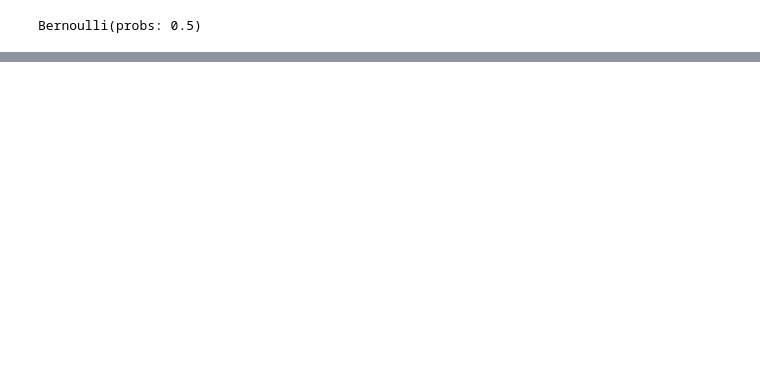
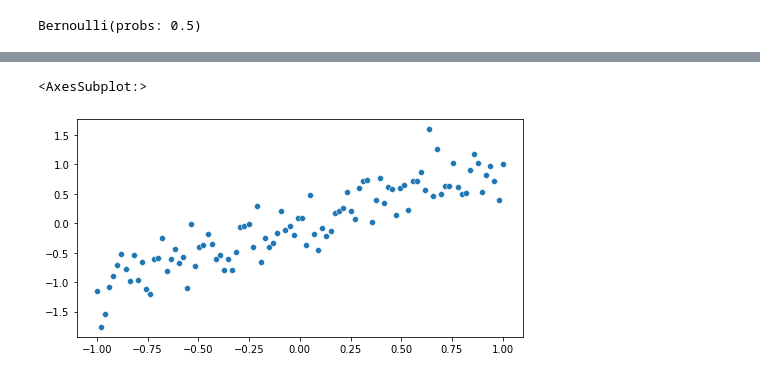
Before and after one commit to achinta/machine-learning, a Jupyter notebook: notebooks/probabilistic-deep-learning/torch_w2_coding_tutorial.ipynb, the cells around one changed output, grey strips where cells are left out. Drawn from its saved outputs; the diff is of its cells as text; code cells hidden in the pictures; blank space fills up the shorter version.

```diff
--- a/notebooks/probabilistic-deep-learning/torch_w2_coding_tutorial.ipynb
+++ b/notebooks/probabilistic-deep-learning/torch_w2_coding_tutorial.ipynb
@@ -138,0 +154,10 @@ ax.axhline(1.0, ls=':')
+# %%
+num_points = 100
+x_train = torch.linspace(-1, 1, num_points)
+y_train = x_train + 0.3*torch.randn(num_points)
+
+fig, axs = plt.subplots(figsize=(8,4))
+sns.scatterplot(x=x_train.numpy(), y=y_train.numpy())
+# %% [output]
+<AxesSubplot:>
+[figure, added]
```
Also changed, not shown: parts of 18 cells of this notebook.
